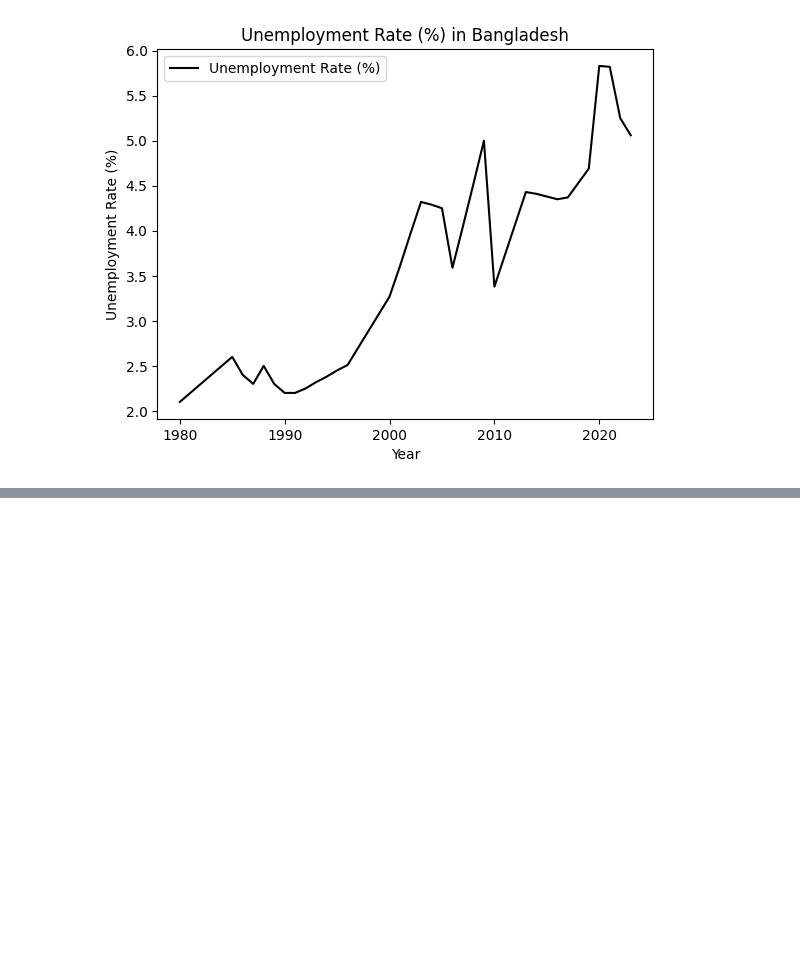
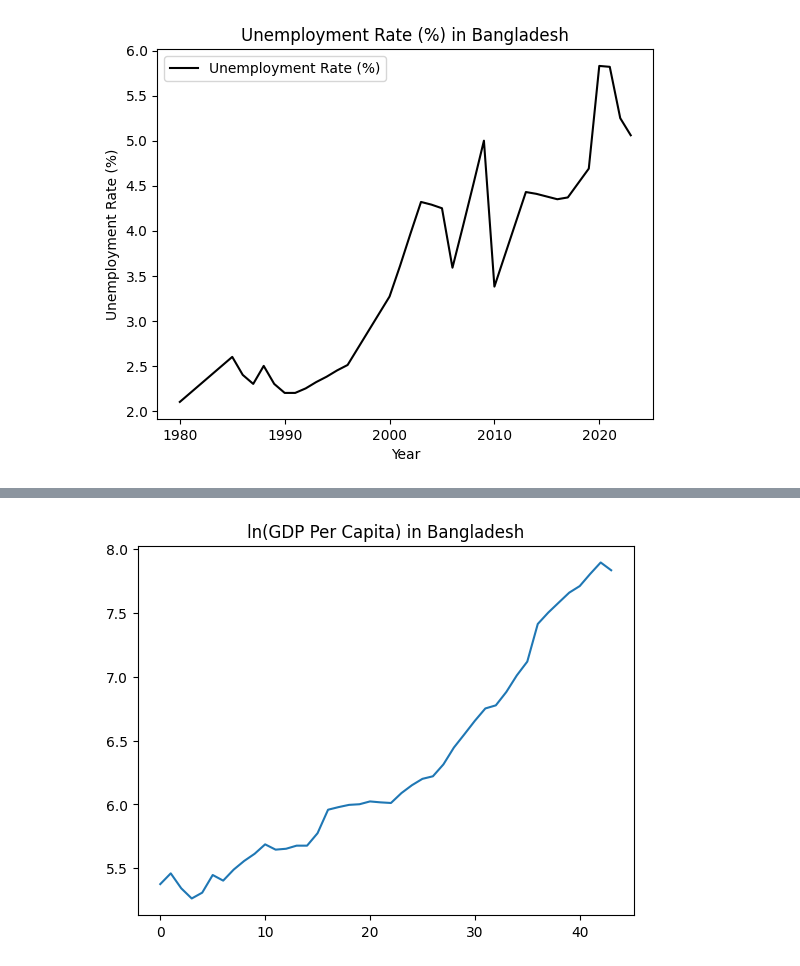
Before and after one commit to aneesakram/bangladesh-analysis, a Jupyter notebook: bangladesh_analysis.ipynb, the cells around one changed output, grey strips where cells are left out. Saved outputs shown, nothing was run; the diff lists cells and outputs as text; code cells hidden in the pictures; blank space fills up the shorter version.

```diff
--- a/bangladesh_analysis.ipynb
+++ b/bangladesh_analysis.ipynb
@@ -186,0 +163,6 @@ plt.legend(['Unemployment Rate (%)'])
+# %%
+df['ln(GDP Per Capita)'].plot()
+plt.title('ln(GDP Per Capita) in Bangladesh')
+plt.show()
+# %% [output]
+[figure, added]
```
Also changed, not shown: parts of 20 cells of this notebook.
